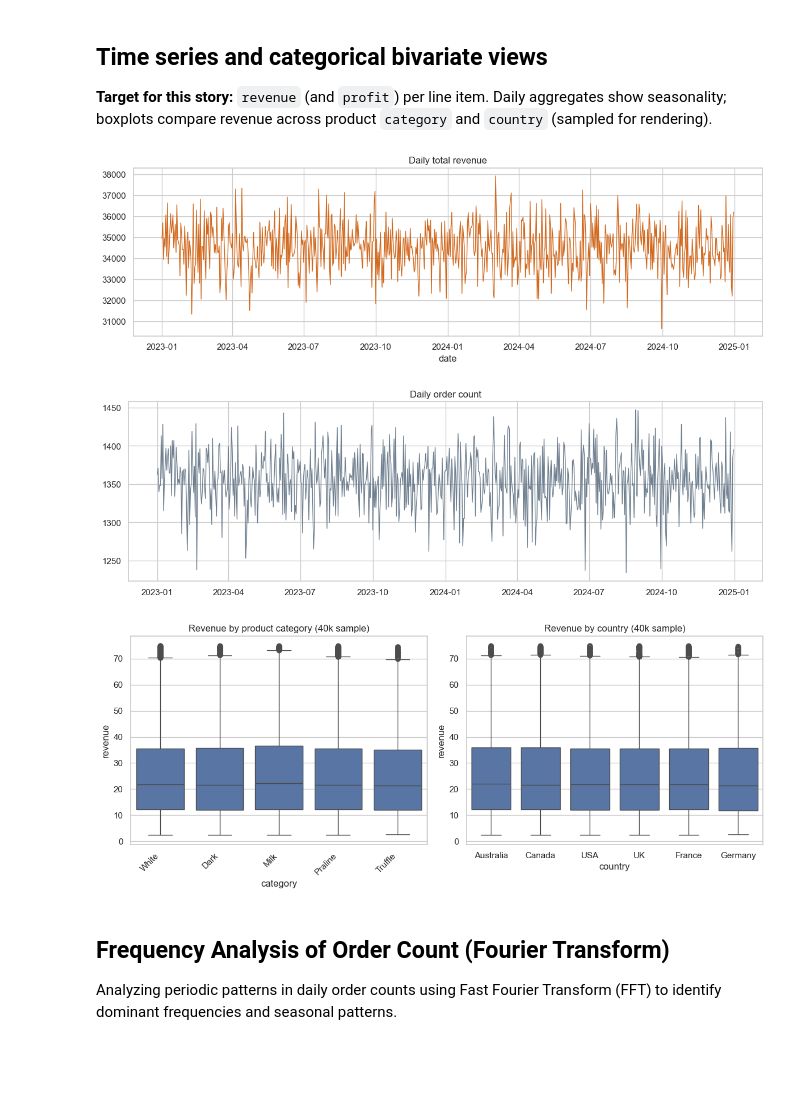
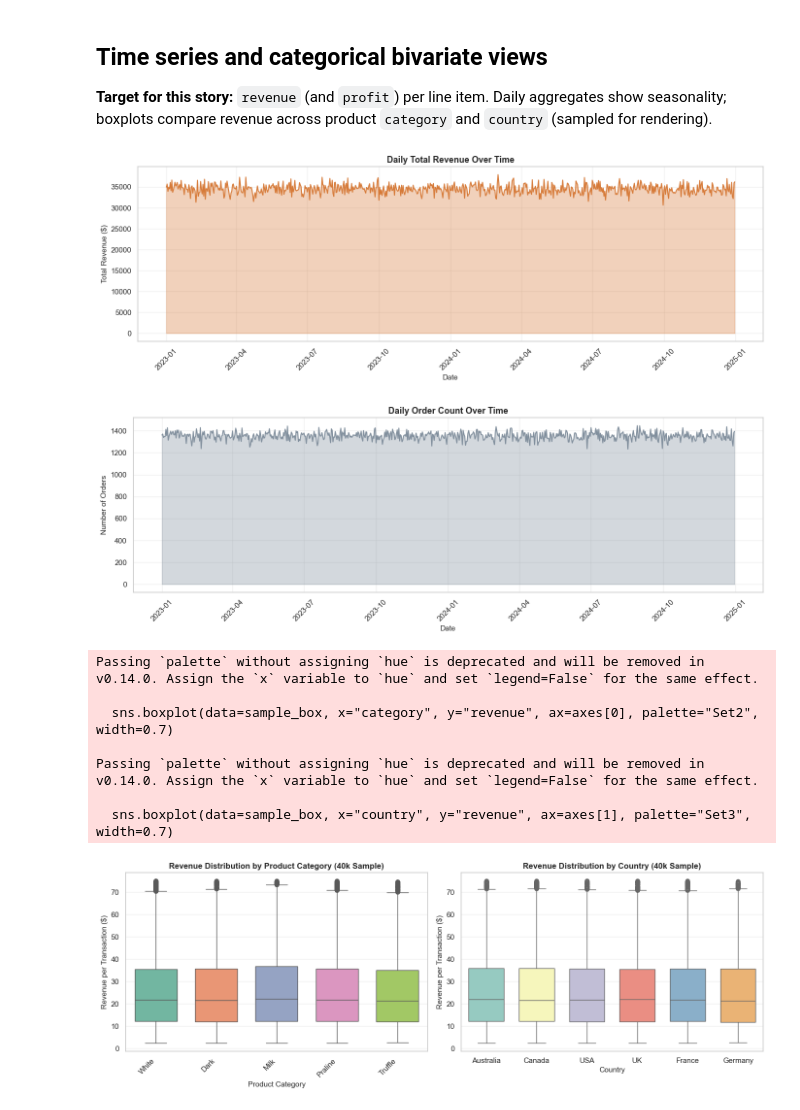
Before and after one commit to jonako123/ADS-project-YonatanK-OzP-BarA, a Jupyter notebook: EDA.ipynb, the cells around one changed output. Drawn from its saved outputs; the diff is of its cells as text; code cells hidden in the pictures; blank space fills up the shorter version.

```diff
--- a/EDA.ipynb
+++ b/EDA.ipynb
@@ -339,38 +363,59 @@ quantity  profit 0.709035 0.709035
 # %%
 daily = (
     df.groupby("order_date", as_index=False)
     .agg(revenue_sum=("revenue", "sum"), profit_sum=("profit", "sum"), orders=("order_id", "count"))
     .sort_values("order_date")
 )
 
-fig, ax = plt.subplots(figsize=(12, 4))
-ax.plot(daily["order_date"], daily["revenue_sum"], color="chocolate", linewidth=1)
-ax.set_title("Daily total revenue")
-ax.set_xlabel("date")
+fig, ax = plt.subplots(figsize=(14, 5))
+ax.plot(daily["order_date"], daily["revenue_sum"], color="chocolate", linewidth=1.5, alpha=0.8)
+ax.fill_between(daily["order_date"], daily["revenue_sum"], alpha=0.3, color="chocolate")
+ax.set_title("Daily Total Revenue Over Time", fontsize=13, fontweight="bold")
+ax.set_xlabel("Date", fontsize=11)
+ax.set_ylabel("Total Revenue ($)", fontsize=11)
+ax.grid(True, alpha=0.3)
+plt.xticks(rotation=45)
 plt.tight_layout()
 plt.show()
 
-fig, ax = plt.subplots(figsize=(12, 4))
-ax.plot(daily["order_date"], daily["orders"], color="slategray", linewidth=1)
-ax.set_title("Daily order count")
+fig, ax = plt.subplots(figsize=(14, 5))
+ax.plot(daily["order_date"], daily["orders"], color="slategray", linewidth=1.5, alpha=0.8)
+ax.fill_between(daily["order_date"], daily["orders"], alpha=0.3, color="slategray")
+ax.set_title("Daily Order Count Over Time", fontsize=13, fontweight="bold")
+ax.set_xlabel("Date", fontsize=11)
+ax.set_ylabel("Number of Orders", fontsize=11)
+ax.grid(True, alpha=0.3)
+plt.xticks(rotation=45)
 plt.tight_layout()
 plt.show()
 
 sample_box = df.sample(n=min(40_000, len(df)), random_state=42)
-fig, axes = plt.subplots(1, 2, figsize=(12, 5))
-sns.boxplot(data=sample_box, x="category", y="revenue", ax=axes[0])
-axes[0].set_xticklabels(axes[0].get_xticklabels(), rotation=45, ha="right")
-axes[0].set_title("Revenue by product category (40k sample)")
+fig, axes = plt.subplots(1, 2, figsize=(14, 5))
 
-sns.boxplot(data=sample_box, x="country", y="revenue", ax=axes[1])
-axes[1].set_title("Revenue by country (40k sample)")
+sns.boxplot(data=sample_box, x="category", y="revenue", ax=axes[0], palette="Set2", width=0.7)
+axes[0].set_title("Revenue Distribution by Product Category (40k Sample)", fontsize=12, fontweight="bold")
+axes[0].set_xlabel("Product Category", fontsize=11)
+axes[0].set_ylabel("Revenue per Transaction ($)", fontsize=11)
+axes[0].tick_params(axis='x', rotation=45)
+axes[0].grid(True, alpha=0.3, axis='y')
+plt.setp(axes[0].xaxis.get_majorticklabels(), rotation=45, ha='right')
+
+sns.boxplot(data=sample_box, x="country", y="revenue", ax=axes[1], palette="Set3", width=0.7)
+axes[1].set_title("Revenue Distribution by Country (40k Sample)", fontsize=12, fontweight="bold")
+axes[1].set_xlabel("Country", fontsize=11)
+axes[1].set_ylabel("Revenue per Transaction ($)", fontsize=11)
+axes[1].grid(True, alpha=0.3, axis='y')
+
 plt.tight_layout()
 plt.show()
 # %% [output]
-[figure, old version]
+[figure, new version]
-[figure, old version]
+[figure, new version]
+Passing `palette` without assigning `hue` is deprecated and will be removed in v0.14.0. Assign the `x` variable to `hue` and set `legend=False` for the same effect.
+
+  sns.boxplot(data=sample_box, x="category", y="revenue", ax=axes[0], palette="Set2", width=0.7)
+
+Passing `palette` without assigning `hue` is deprecated and will be removed in v0.14.0. Assign the `x` variable to `hue` and set `legend=False` for the same effect.
+
+  sns.boxplot(data=sample_box, x="country", y="revenue", ax=axes[1], palette="Set3", width=0.7)
-[figure, old version]
+[figure, new version]
-# %% [markdown]
-## Frequency Analysis of Order Count (Fourier Transform)
-
-Analyzing periodic patterns in daily order counts using Fast Fourier Transform (FFT) to identify dominant frequencies and seasonal patterns.
```
Also changed, not shown: parts of 11 cells of this notebook, 1 other file.
